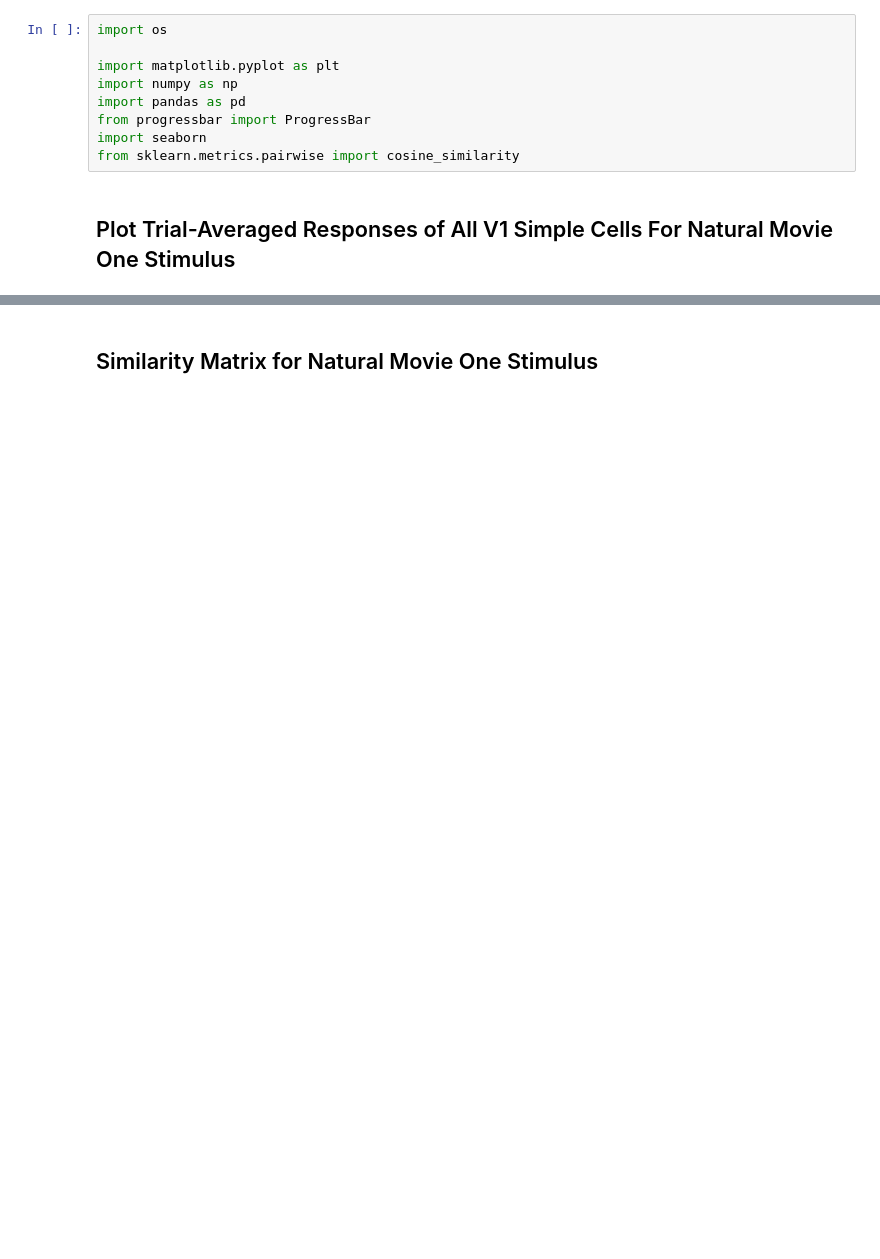
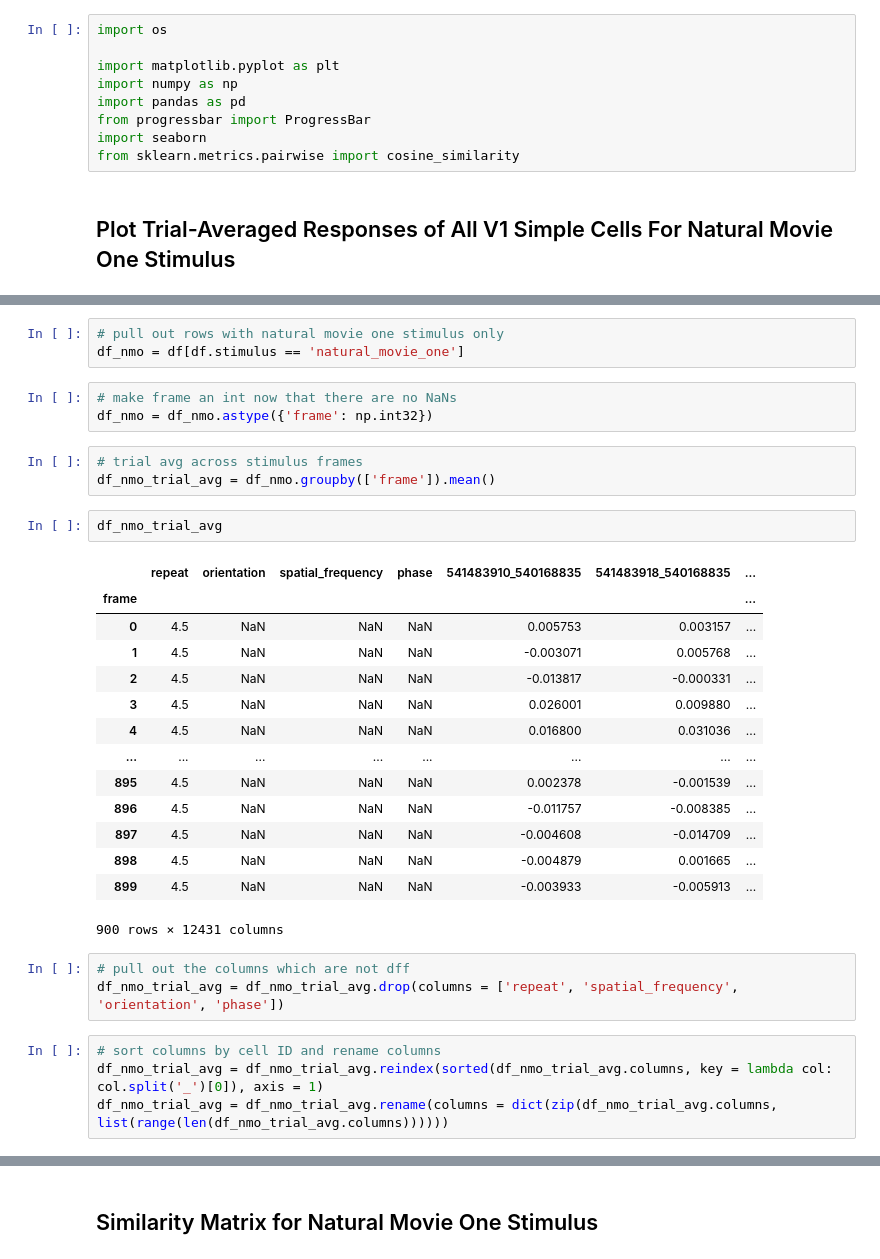
Before and after one commit to MichaelTeti/NEMO, a Jupyter notebook: examples/plot_responses.ipynb, the cells around one changed output, grey strips where cells are left out. Saved outputs shown, nothing was run; the diff lists cells and outputs as text; blank space fills up the shorter version.

```diff
--- a/examples/plot_responses.ipynb
+++ b/examples/plot_responses.ipynb
@@ -51,2 +26,35 @@ trial_avg_agg
+# %%
+# pull out rows with natural movie one stimulus only
+df_nmo = df[df.stimulus == 'natural_movie_one']
+# %%
+# make frame an int now that there are no NaNs
+df_nmo = df_nmo.astype({'frame': np.int32})
+# %%
+# trial avg across stimulus frames
+df_nmo_trial_avg = df_nmo.groupby(['frame']).mean()
+# %%
+df_nmo_trial_avg
+# %% [output]
+|  | repeat | orientation | spatial_frequency | phase | 541483910_540168835 | 541483918_540168835 | ... |
+| frame |  |  |  |  |  |  | ... |
+| 0 | 4.5 | NaN | NaN | NaN | 0.005753 | 0.003157 | ... |
+| 1 | 4.5 | NaN | NaN | NaN | -0.003071 | 0.005768 | ... |
+| 2 | 4.5 | NaN | NaN | NaN | -0.013817 | -0.000331 | ... |
+| 3 | 4.5 | NaN | NaN | NaN | 0.026001 | 0.009880 | ... |
+| 4 | 4.5 | NaN | NaN | NaN | 0.016800 | 0.031036 | ... |
+| ... | ... | ... | ... | ... | ... | ... | ... |
+| 895 | 4.5 | NaN | NaN | NaN | 0.002378 | -0.001539 | ... |
+| 896 | 4.5 | NaN | NaN | NaN | -0.011757 | -0.008385 | ... |
+| 897 | 4.5 | NaN | NaN | NaN | -0.004608 | -0.014709 | ... |
+| 898 | 4.5 | NaN | NaN | NaN | -0.004879 | 0.001665 | ... |
+| 899 | 4.5 | NaN | NaN | NaN | -0.003933 | -0.005913 | ... |
+900 rows × 12431 columns
+# %%
+# pull out the columns which are not dff
+df_nmo_trial_avg = df_nmo_trial_avg.drop(columns = ['repeat', 'spatial_frequency', 'orientation', 'phase'])
+# %%
+# sort columns by cell ID and rename columns
+df_nmo_trial_avg = df_nmo_trial_avg.reindex(sorted(df_nmo_trial_avg.columns, key = lambda col: col.split('_')[0]), axis = 1)
+df_nmo_trial_avg = df_nmo_trial_avg.rename(columns = dict(zip(df_nmo_trial_avg.columns, list(range(len(df_nmo_trial_avg.columns))))))
 # %%
 fig = plt.figure(figsize = (16, 10))
```
Also changed, not shown: parts of 40 cells of this notebook.
